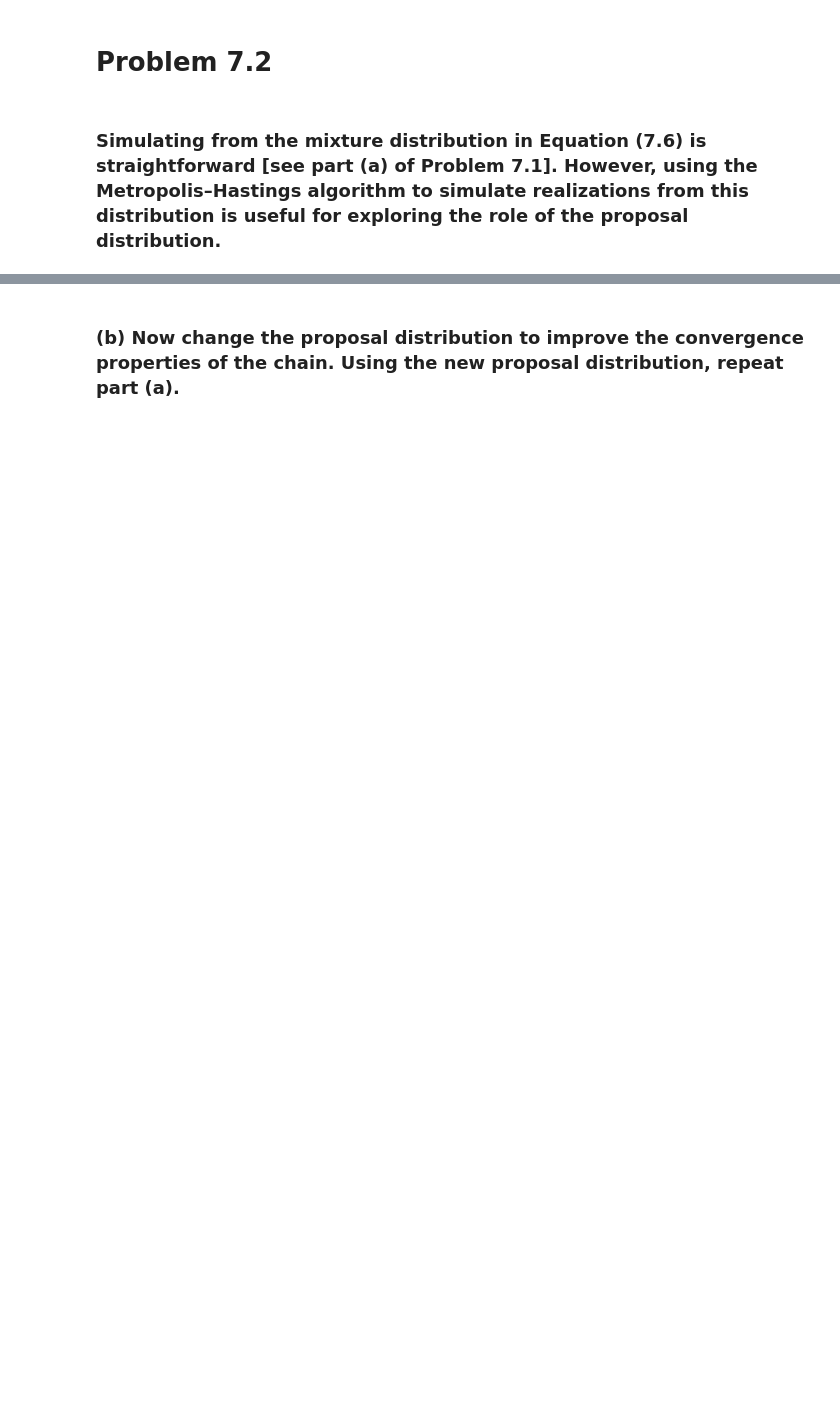
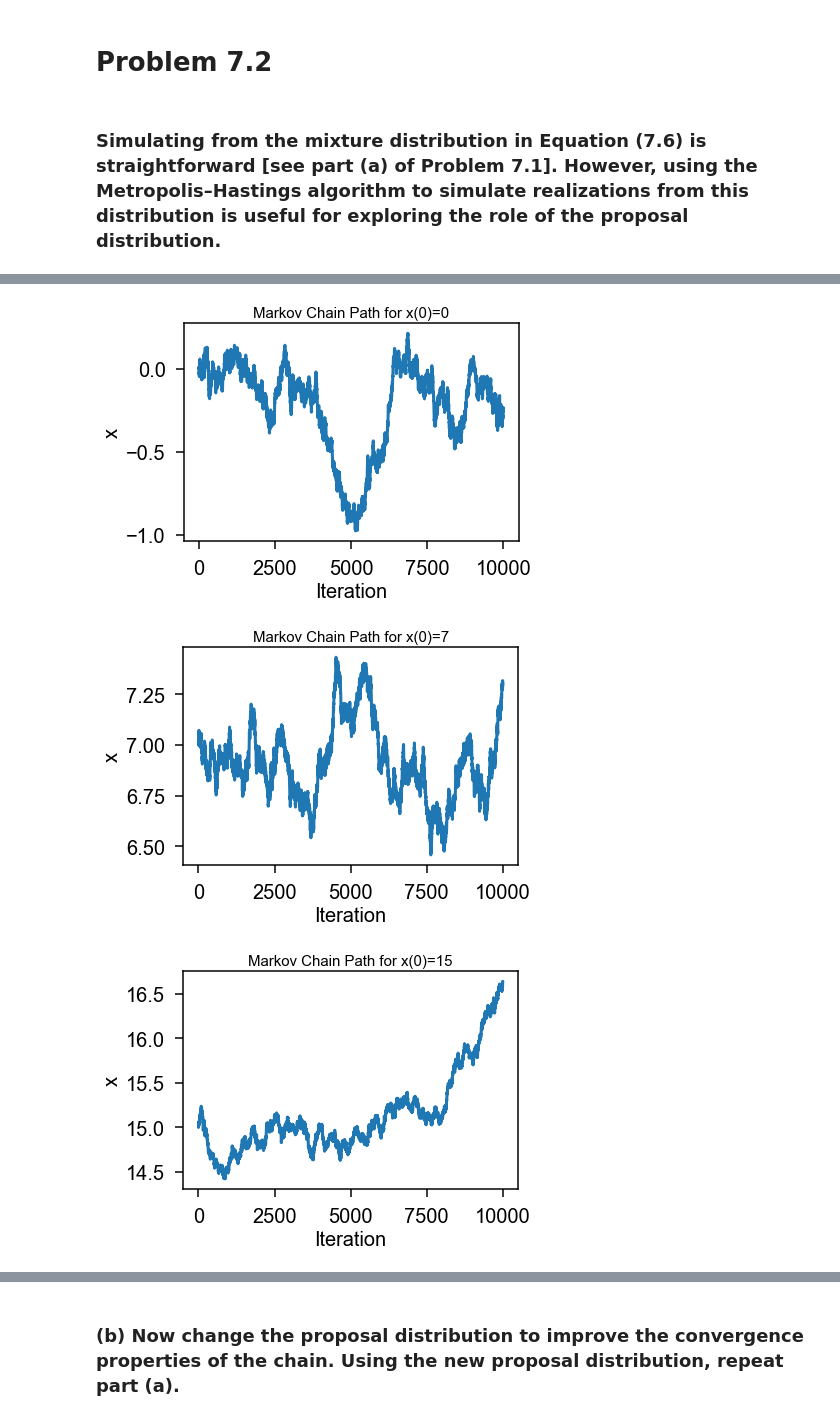
Before and after one commit to rachelsingleton/Math472, a Jupyter notebook: Singleton_HW10.ipynb, the cells around one changed output, grey strips where cells are left out. Saved outputs shown, nothing was run; the diff lists cells and outputs as text; code cells hidden in the pictures; blank space fills up the shorter version.

```diff
--- a/Singleton_HW10.ipynb
+++ b/Singleton_HW10.ipynb
@@ -262,0 +263,58 @@ The algorithm that got the closest was the Markov-Chain Monte-Carlo. On its fina
+# %%
+from scipy.stats import norm
+import numpy as np
+
+n = 10000
+mu_1 = 7
+mu_2 = 10
+sigma_1 = sigma_2 = 0.5
+delta = 0.7
+
+# f function
+def mix_distr(data):
+    return (delta*norm.pdf(data,loc=mu_1,scale=sigma_1) + (1-delta)*norm.pdf(data,loc=mu_2,scale=sigma_2))
+
+def function(x):
+    x_vals = []
+    x_vals.append(x)
+    for i in range(n-1):
+        x = x_vals[i]
+        x_star = norm.rvs(loc=x,scale=0.01,size=1)
+
+        ratio = (mix_distr(x_star)*norm.pdf(x,loc=x,scale=0.01))/(mix_distr(x)*norm.pdf(x_star,loc=x,scale=0.01))
+        minimum = np.min((ratio,1))
+
+        prob_val = uniform.rvs(loc=0,scale=1,size=1)
+
+        if prob_val <= minimum:
+            x_vals.append(x_star)
+        else:
+            x_vals.append(x_vals[i])
+    return x_vals
+
+
+x1 = function(0)
+x2 = function(7)
+x3 = function(15)
+vals = np.linspace(0,n,n)
+
+plt.figure()
+plt.plot(vals,x1)
+plt.title("Markov Chain Path for x(0)=0",fontsize=15)
+plt.xlabel('Iteration',fontsize=20)
+plt.ylabel('x',fontsize=20)
+plt.figure()
+plt.plot(vals,x2)
+plt.title("Markov Chain Path for x(0)=7",fontsize=15)
+plt.xlabel('Iteration',fontsize=20)
+plt.ylabel('x',fontsize=20)
+plt.figure()
+plt.plot(vals,x3)
+plt.title("Markov Chain Path for x(0)=15",fontsize=15)
+plt.xlabel('Iteration',fontsize=20)
+plt.ylabel('x',fontsize=20)
+plt.show()
+# %% [output]
+[figure, added]
+[figure, added]
+[figure, added]
```
Also changed, not shown: parts of 10 cells of this notebook.
